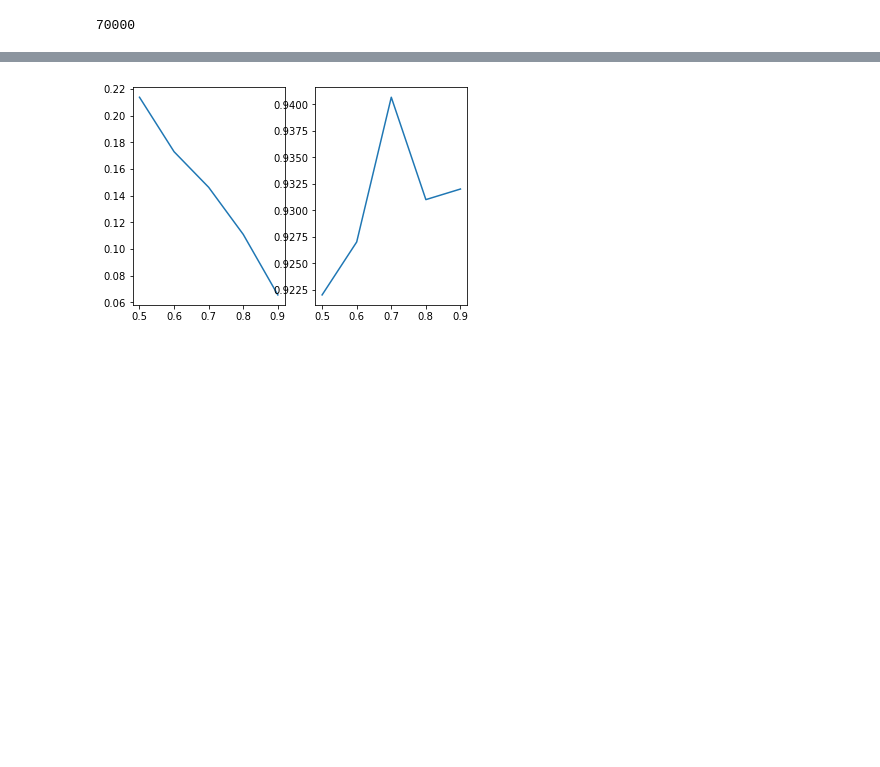
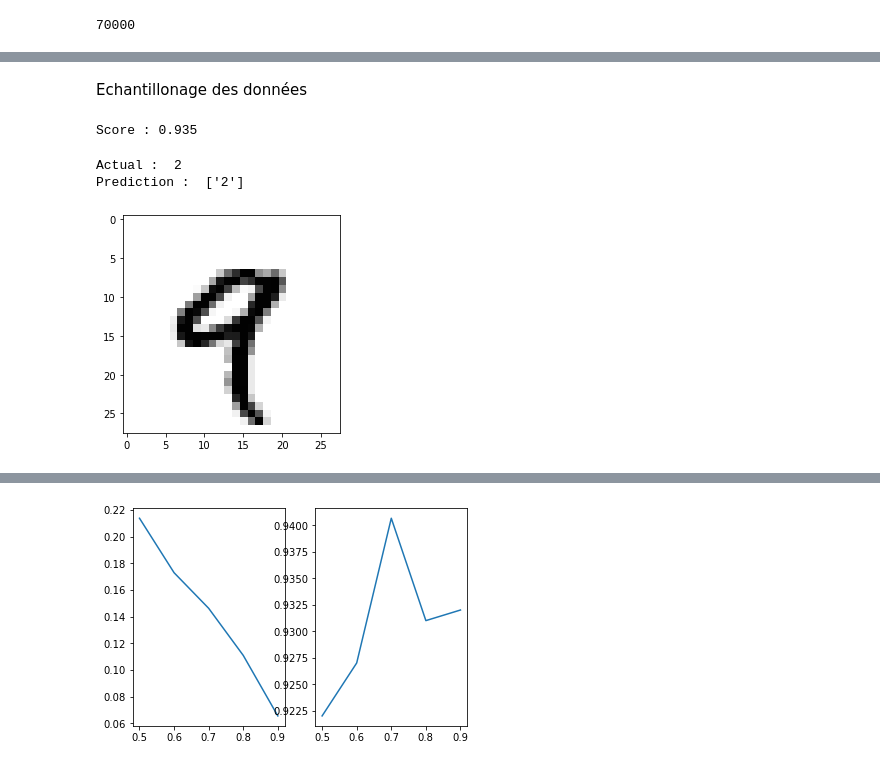
Before and after one commit to LMAGallois/AP_Supervis-, a Jupyter notebook: TP1-KNN.ipynb, the cells around one changed output, grey strips where cells are left out. Drawn from its saved outputs; the diff is of its cells as text; code cells hidden in the pictures; blank space fills up the shorter version.

Commit message:
add plots and tests

```diff
--- a/TP1-KNN.ipynb
+++ b/TP1-KNN.ipynb
@@ -43,0 +55,32 @@ mnist.target_names #affichage classe correspondant à l'image
+# %% [markdown]
+Echantillonage des données
+# %%
+index = np.random.randint(70000, size=7000)
+data = mnist.data[index]
+target = mnist.target[index]
+# %%
+#On divise la base à 80% pour l'apprentissage et 20% tests
+pourcentage_de_données = 0.8
+
+xtrain,  xtest,  ytrain,  ytest = train_test_split(data, target, train_size = pourcentage_de_données)
+# %%
+#Entrainer un classifieur k-nn avec k = 10 sur le jeu de données chargé
+clf = KNeighborsClassifier (n_neighbors=10)
+clf.fit(xtrain, ytrain)
+clf.predict(xtest)
+print("Score :", clf.score(xtest, ytest))
+# %% [output]
+Score : 0.935
+# %%
+# Afficher la classe de l’image 4 et sa classe prédite
+
+print("Actual : ", target[4])
+print("Prediction : ", clf.predict([data[4]]))
+import matplotlib.pyplot as plt
+images = mnist.data.reshape((-1, 28, 28))
+plt.imshow(images[4], cmap=plt.cm.gray_r,interpolation="nearest")
+plt.show()
+# %% [output]
+Actual :  2
+Prediction :  ['2']
+[figure, added]
```
Also changed, not shown: parts of 19 cells of this notebook.
